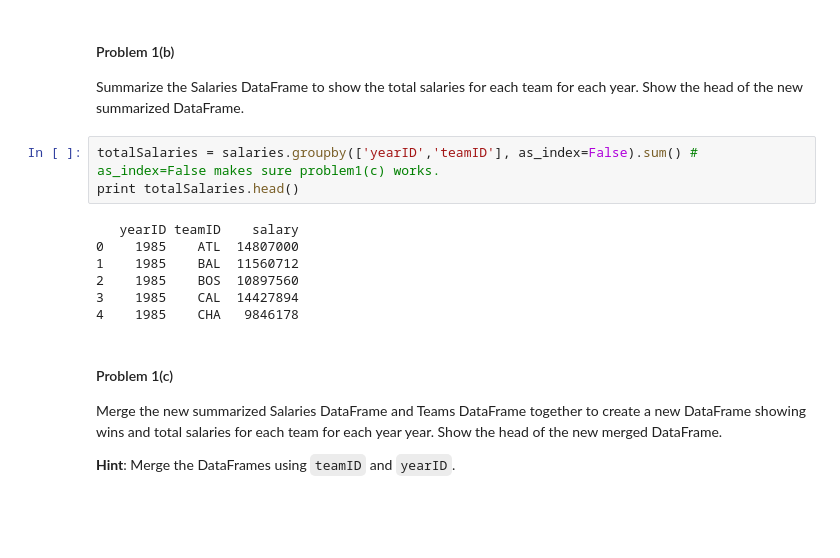
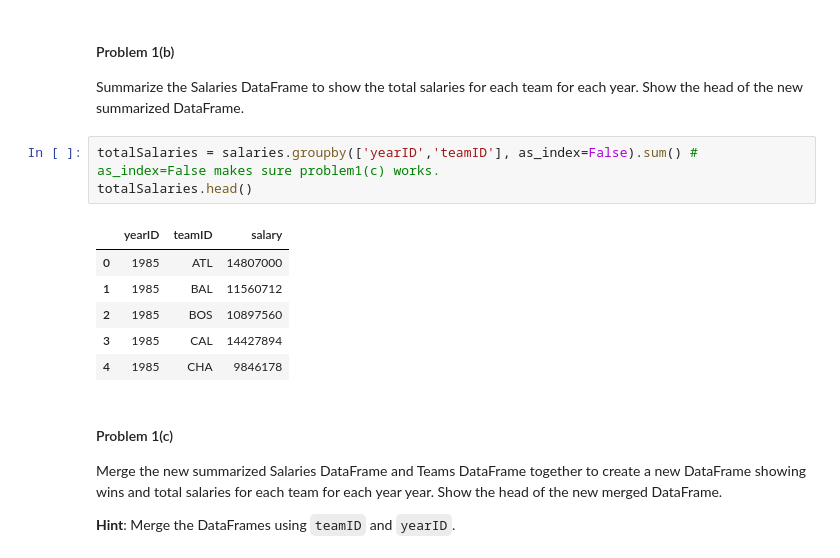
Before and after one commit to jvriemsdijk/Data-science, a Jupyter notebook: Opdrachten/week 3/HW1_UvA.ipynb, the cells around one changed output. Drawn from its saved outputs; the diff is of its cells as text; blank space fills up the shorter version.

```diff
--- a/Opdrachten/week 3/HW1_UvA.ipynb
+++ b/Opdrachten/week 3/HW1_UvA.ipynb
@@ -98,14 +102,14 @@ Head of teams:
 Summarize the Salaries DataFrame to show the total salaries for each team for each year. Show the head of the new summarized DataFrame.
 # %%
 totalSalaries = salaries.groupby(['yearID','teamID'], as_index=False).sum() # as_index=False makes sure problem1(c) works.
-print totalSalaries.head()
+totalSalaries.head()
 # %% [output]
-   yearID teamID    salary
-0    1985    ATL  14807000
-1    1985    BAL  11560712
-2    1985    BOS  10897560
-3    1985    CAL  14427894
-4    1985    CHA   9846178
+|  | yearID | teamID | salary |
+| 0 | 1985 | ATL | 14807000 |
+| 1 | 1985 | BAL | 11560712 |
+| 2 | 1985 | BOS | 10897560 |
+| 3 | 1985 | CAL | 14427894 |
+| 4 | 1985 | CHA | 9846178 |
 # %% [markdown]
 #### Problem 1(c)
 
```
Also changed, not shown: parts of 10 cells of this notebook.
